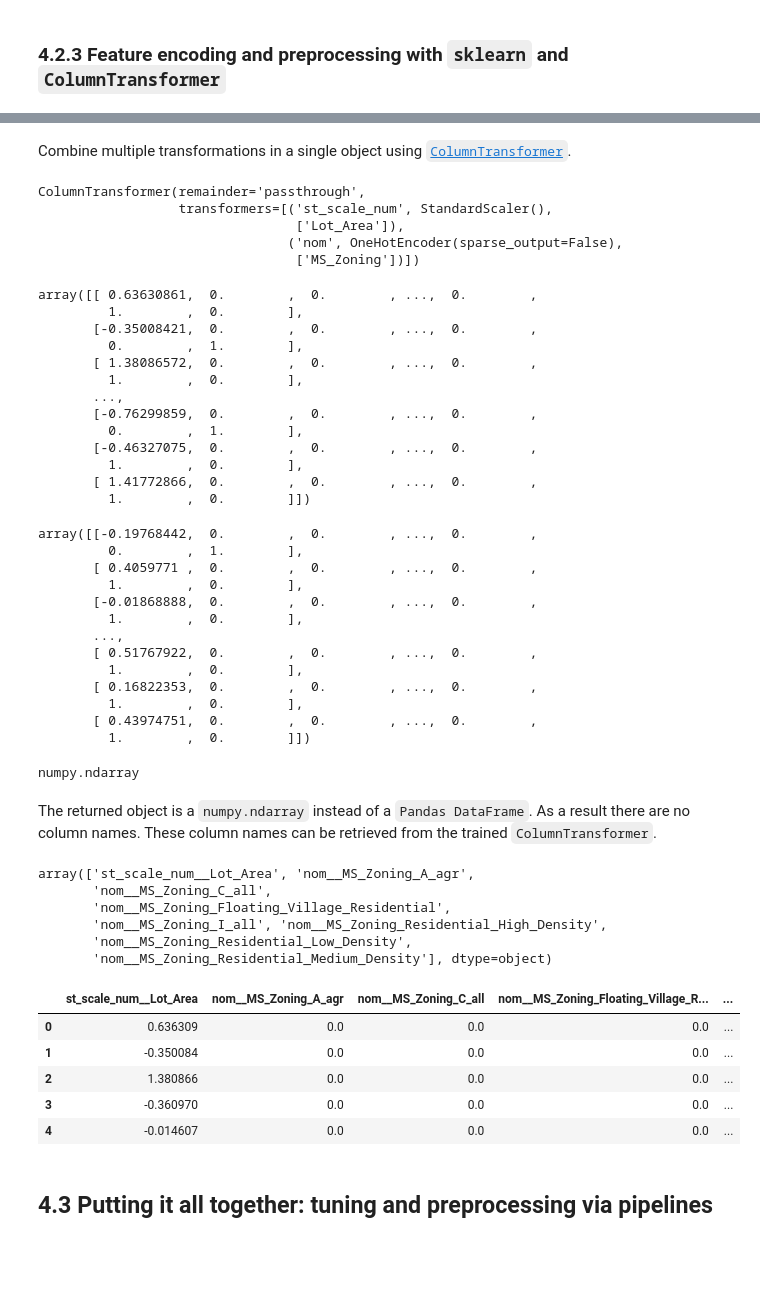
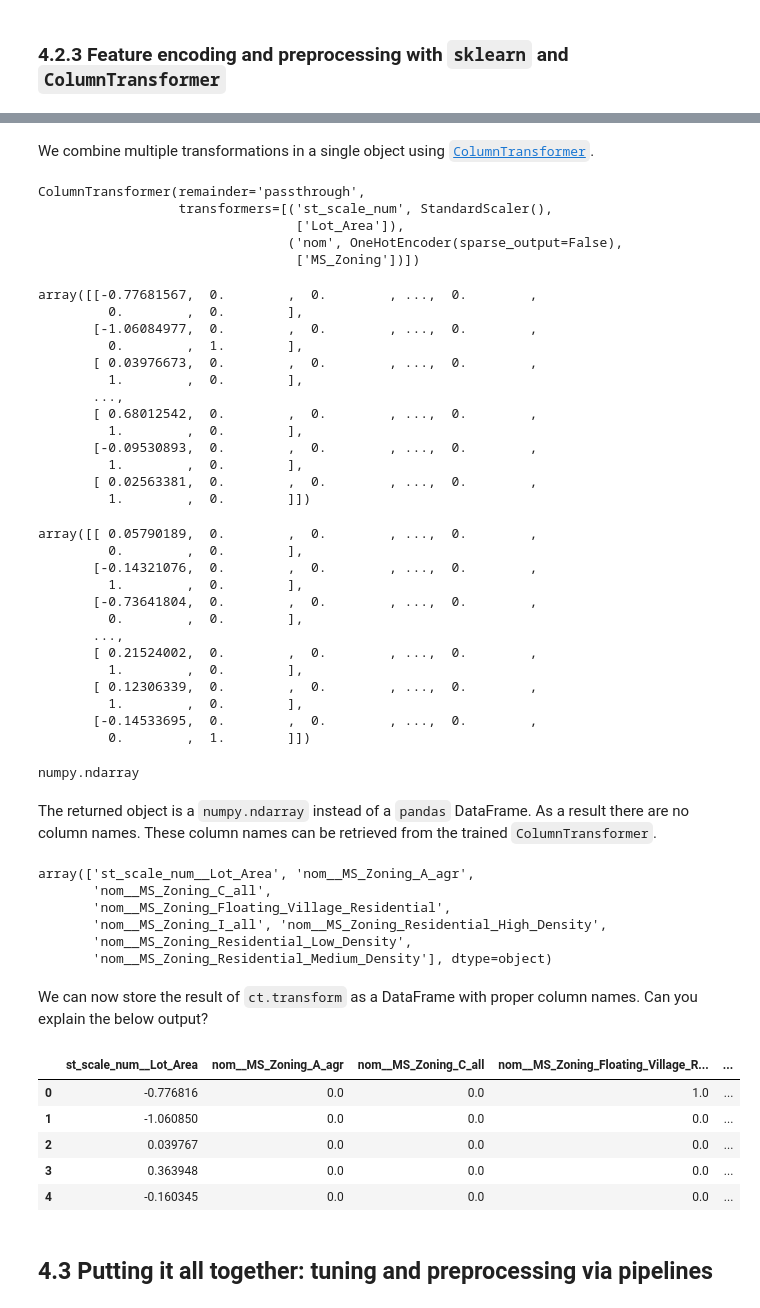
Before and after one commit to katrienantonio/hands-on-machine-learning-Python-module-1, a Jupyter notebook: notebooks/Hands_on_ML_with_Python_with_solutions_Module_1.ipynb, the cells around one changed output, grey strips where cells are left out. Saved outputs shown, nothing was run; the diff lists cells and outputs as text; code cells hidden in the pictures; blank space fills up the shorter version.

```diff
--- a/notebooks/Hands_on_ML_with_Python_with_solutions_Module_1.ipynb
+++ b/notebooks/Hands_on_ML_with_Python_with_solutions_Module_1.ipynb
@@ -819,0 +813,2 @@ plt.show()
+# %%
+ames_python = pd.read_csv("https://katrienantonio.github.io/hands-on-machine-learning-R-module-1/data/ames_python.csv")
@@ -1248,6 +1287,6 @@ X_train_sub
 2051 rows × 2 columns
 # %% [markdown]
-Combine multiple transformations in a single object using [`ColumnTransformer`](https://scikit-learn.org/stable/modules/generated/sklearn.compose.ColumnTransformer.html).
+We combine multiple transformations in a single object using [`ColumnTransformer`](https://scikit-learn.org/stable/modules/generated/sklearn.compose.ColumnTransformer.html).
 # %%
 ct = ColumnTransformer([
         ('st_scale_num', StandardScaler(), ['Lot_Area']),
@@ -1266,41 +1305,41 @@ ColumnTransformer(remainder='passthrough',
 # %%
 ct.transform(X_train_sub) # use the fitted encoder to transform X_train_sub
 # %% [output]
-array([[ 0.63630861,  0.        ,  0.        , ...,  0.        ,
-         1.        ,  0.        ],
-       [-0.35008421,  0.        ,  0.        , ...,  0.        ,
+array([[-0.77681567,  0.        ,  0.        , ...,  0.        ,
+         0.        ,  0.        ],
+       [-1.06084977,  0.        ,  0.        , ...,  0.        ,
          0.        ,  1.        ],
-       [ 1.38086572,  0.        ,  0.        , ...,  0.        ,
+       [ 0.03976673,  0.        ,  0.        , ...,  0.        ,
          1.        ,  0.        ],
        ...,
-       [-0.76299859,  0.        ,  0.        , ...,  0.        ,
-         0.        ,  1.        ],
-       [-0.46327075,  0.        ,  0.        , ...,  0.        ,
+       [ 0.68012542,  0.        ,  0.        , ...,  0.        ,
          1.        ,  0.        ],
-       [ 1.41772866,  0.        ,  0.        , ...,  0.        ,
+       [-0.09530893,  0.        ,  0.        , ...,  0.        ,
+         1.        ,  0.        ],
+       [ 0.02563381,  0.        ,  0.        , ...,  0.        ,
          1.        ,  0.        ]])
 # %%
 ct.transform(X_test_sub) # use the fitted encoder to transform X_test_sub
 # %% [output]
-array([[-0.19768442,  0.        ,  0.        , ...,  0.        ,
-         0.        ,  1.        ],
-       [ 0.4059771 ,  0.        ,  0.        , ...,  0.        ,
+array([[ 0.05790189,  0.        ,  0.        , ...,  0.        ,
+         0.        ,  0.        ],
+       [-0.14321076,  0.        ,  0.        , ...,  0.        ,
          1.        ,  0.        ],
-       [-0.01868888,  0.        ,  0.        , ...,  0.        ,
+       [-0.73641804,  0.        ,  0.        , ...,  0.        ,
+         0.        ,  0.        ],
+       ...,
+       [ 0.21524002,  0.        ,  0.        , ...,  0.        ,
          1.        ,  0.        ],
-       ...,
-       [ 0.51767922,  0.        ,  0.        , ...,  0.        ,
+       [ 0.12306339,  0.        ,  0.        , ...,  0.        ,
          1.        ,  0.        ],
-       [ 0.16822353,  0.        ,  0.        , ...,  0.        ,
-         1.        ,  0.        ],
-       [ 0.43974751,  0.        ,  0.        , ...,  0.        ,
-         1.        ,  0.        ]])
+       [-0.14533695,  0.        ,  0.        , ...,  0.        ,
+         0.        ,  1.        ]])
 # %%
 ct.transform(X_train_sub).__class__
 # %% [output]
 numpy.ndarray
 # %% [markdown]
-The returned object is a `numpy.ndarray` instead of a `Pandas DataFrame`. As a result there are no column names. These column names can be retrieved from the trained `ColumnTransformer`.
+The returned object is a `numpy.ndarray` instead of a `pandas` DataFrame. As a result there are no column names. These column names can be retrieved from the trained `ColumnTransformer`.
 # %%
 ct.get_feature_names_out()
 # %% [output]
@@ -1310,16 +1349,18 @@ array(['st_scale_num__Lot_Area', 'nom__MS_Zoning_A_agr',
        'nom__MS_Zoning_I_all', 'nom__MS_Zoning_Residential_High_Density',
        'nom__MS_Zoning_Residential_Low_Density',
        'nom__MS_Zoning_Residential_Medium_Density'], dtype=object)
+# %% [markdown]
+We can now store the result of `ct.transform` as a DataFrame with proper column names. Can you explain the below output?
 # %%
-X_train_sub_transforemd = pd.DataFrame(ct.transform(X_train_sub),
+X_train_sub_transformed = pd.DataFrame(ct.transform(X_train_sub),
                                        columns = ct.get_feature_names_out())
-X_train_sub_transforemd.head()
+X_train_sub_transformed.head()
 # %% [output]
 |  | st_scale_num__Lot_Area | nom__MS_Zoning_A_agr | nom__MS_Zoning_C_all | nom__MS_Zoning_Floating_Village_R... | ... |
-| 0 | 0.636309 | 0.0 | 0.0 | 0.0 | ... |
-| 1 | -0.350084 | 0.0 | 0.0 | 0.0 | ... |
-| 2 | 1.380866 | 0.0 | 0.0 | 0.0 | ... |
-| 3 | -0.360970 | 0.0 | 0.0 | 0.0 | ... |
-| 4 | -0.014607 | 0.0 | 0.0 | 0.0 | ... |
+| 0 | -0.776816 | 0.0 | 0.0 | 1.0 | ... |
+| 1 | -1.060850 | 0.0 | 0.0 | 0.0 | ... |
+| 2 | 0.039767 | 0.0 | 0.0 | 0.0 | ... |
+| 3 | 0.363948 | 0.0 | 0.0 | 0.0 | ... |
+| 4 | -0.160345 | 0.0 | 0.0 | 0.0 | ... |
 # %% [markdown]
 ## 4.3 Putting it all together: tuning and preprocessing via pipelines <a name="four-three"></a>
```
Also changed, not shown: parts of 303 cells of this notebook.
